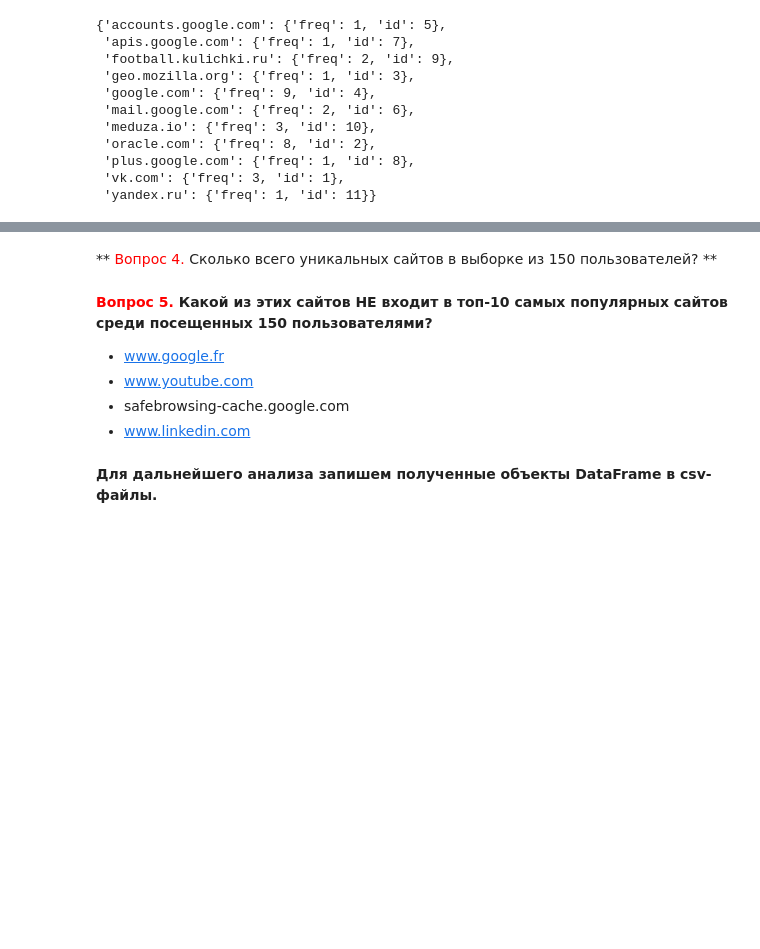
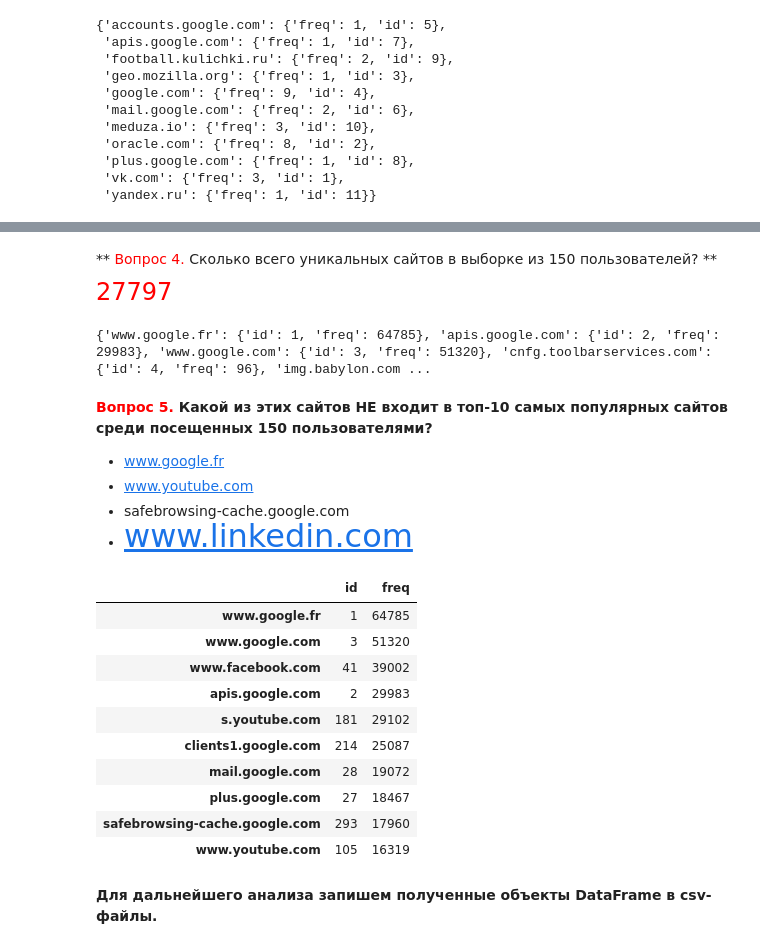
Before and after one commit to eakinshin/mlcourse_open, a Jupyter notebook: jupyter_notebooks/project_alice/week1_prepare_dataset.ipynb, the cells around one changed output, grey strips where cells are left out. Saved outputs shown, nothing was run; the diff lists cells and outputs as text; code cells hidden in the pictures; blank space fills up the shorter version.

```diff
--- a/jupyter_notebooks/project_alice/week1_prepare_dataset.ipynb
+++ b/jupyter_notebooks/project_alice/week1_prepare_dataset.ipynb
@@ -467,0 +435,5 @@ train_data_150users, site_freq_150users = ''' ВАШ КОД ЗДЕСЬ '''
+# %%
+%%time
+train_data_150users, site_freq_150users = prepare_train_set(path_to_csv_files = 'd:/work/MachineLearning/OpenDataScience/2_курс/mlcourse_open/jupyter_notebooks/project_alice/capstone_user_identification/150users/')
+
+print(train_data_150users.shape)
@@ -468,2 +443,4 @@ train_data_150users, site_freq_150users = ''' ВАШ КОД ЗДЕСЬ '''
 # %% [markdown]
 **<font color='red'> Вопрос 4. </font> Сколько всего уникальных сайтов в выборке из 150 пользователей? **
+
+<font color='red' size=5>27797</font>
@@ -472,6 +447,10 @@ train_data_150users, site_freq_150users = ''' ВАШ КОД ЗДЕСЬ '''
+# %%
+print(site_freq_150users)
+# %% [output]
+{'www.google.fr': {'id': 1, 'freq': 64785}, 'apis.google.com': {'id': 2, 'freq': 29983}, 'www.google.com': {'id': 3, 'freq': 51320}, 'cnfg.toolbarservices.com': {'id': 4, 'freq': 96}, 'img.babylon.com ...
 # %% [markdown]
 **<font color='red'> Вопрос 5. </font> Какой из этих сайтов НЕ входит в топ-10 самых популярных сайтов среди посещенных 150 пользователями?**
 - www.google.fr
 - www.youtube.com
 - safebrowsing-cache.google.com
-- www.linkedin.com
+- <font color='red' size=6>www.linkedin.com</font>
@@ -480,3 +457,19 @@ train_data_150users, site_freq_150users = ''' ВАШ КОД ЗДЕСЬ '''
+# %%
+df = pd.DataFrame.from_dict(data = site_freq_150users,  orient='index')
+df_sort = df.sort_values(['freq'], ascending=False)
+df_sort.head(10)
+# %% [output]
+|  | id | freq |
+| www.google.fr | 1 | 64785 |
+| www.google.com | 3 | 51320 |
+| www.facebook.com | 41 | 39002 |
+| apis.google.com | 2 | 29983 |
+| s.youtube.com | 181 | 29102 |
+| clients1.google.com | 214 | 25087 |
+| mail.google.com | 28 | 19072 |
+| plus.google.com | 27 | 18467 |
+| safebrowsing-cache.google.com | 293 | 17960 |
+| www.youtube.com | 105 | 16319 |
 # %% [markdown]
 **Для дальнейшего анализа запишем полученные объекты DataFrame в csv-файлы.**
 # %%
```
Also changed, not shown: parts of 19 cells of this notebook, 1 other file.
